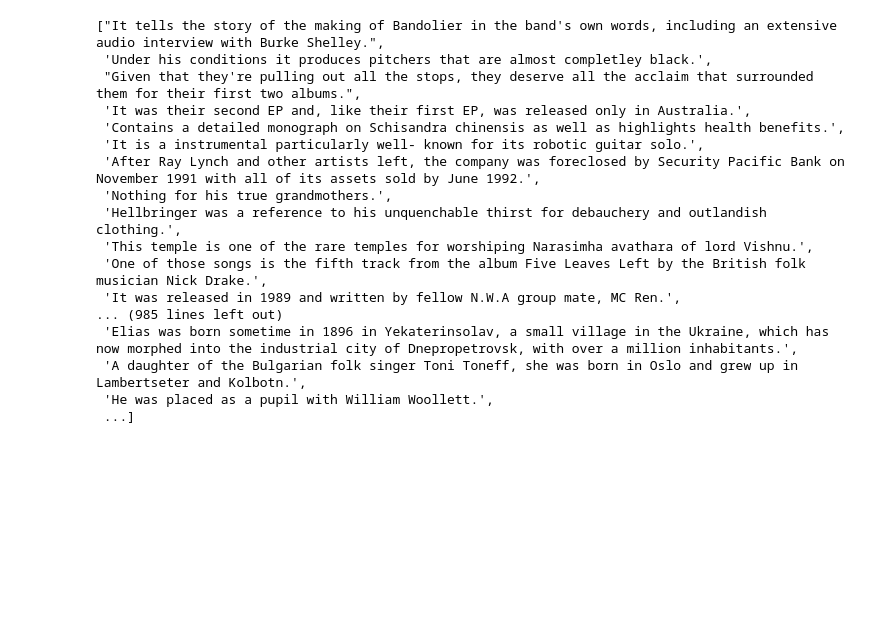
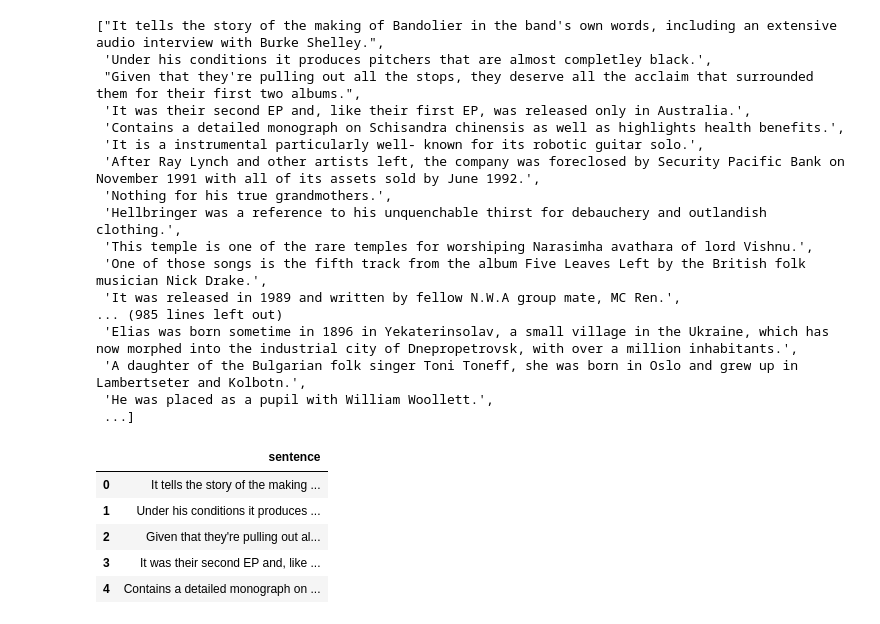
Before and after one commit to BYU-PCCL/partisanbrain, a Jupyter notebook: partisanbrain/emotions/nb_wiki.ipynb, the cells around one changed output. Cells and saved outputs as stored; diff of their text form; code cells hidden in the pictures; blank space fills up the shorter version.

```diff
--- a/partisanbrain/emotions/nb_wiki.ipynb
+++ b/partisanbrain/emotions/nb_wiki.ipynb
@@ -47,0 +46,10 @@ punctuation = ['.', ',', '!', '?', ';', '']
+# %%
+df = pd.DataFrame(columns=["sentence"], data=simple_sentences)
+df.head()
+# %% [output]
+|  | sentence |
+| 0 | It tells the story of the making ... |
+| 1 | Under his conditions it produces ... |
+| 2 | Given that they're pulling out al... |
+| 3 | It was their second EP and, like ... |
+| 4 | Contains a detailed monograph on ... |
```
Also changed, not shown: parts of 2 cells of this notebook, 1 other file.
